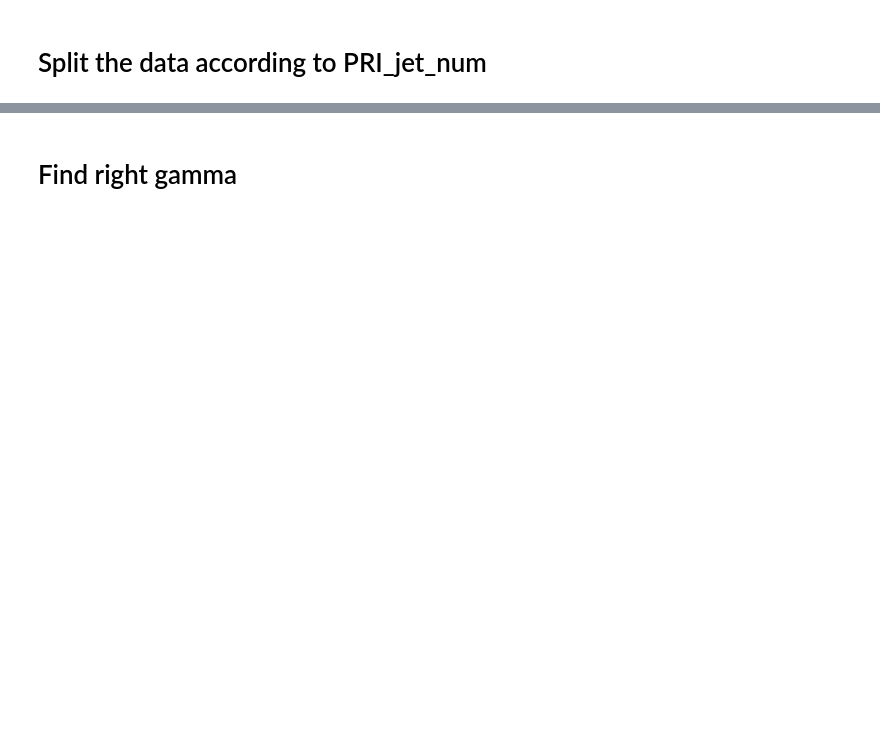
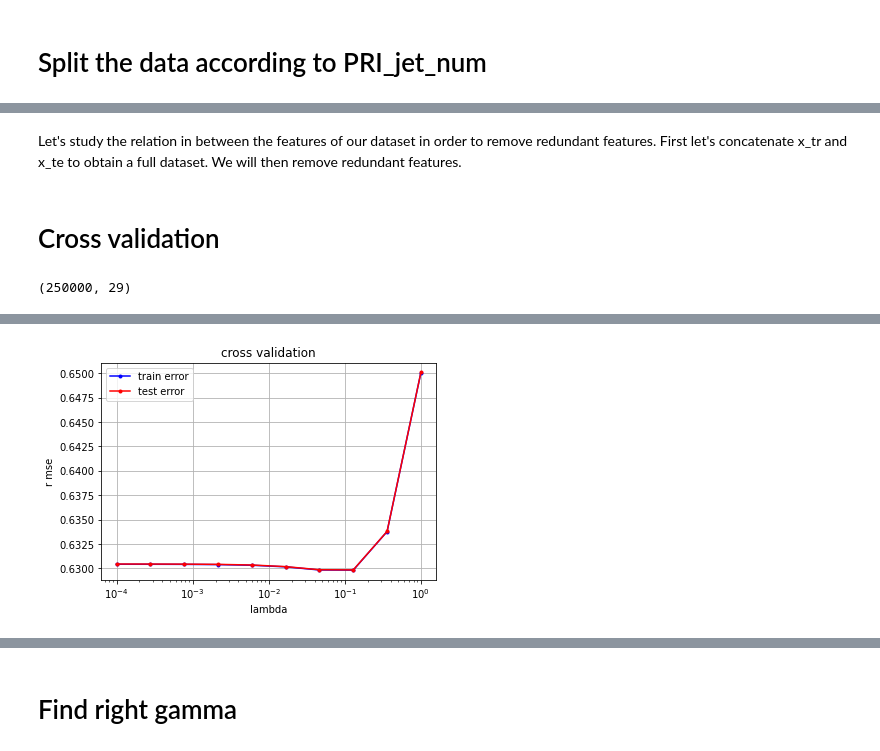
Before and after one commit to mkondracki/ML_project_1, a Jupyter notebook: projectML_.ipynb, the cells around one changed output, grey strips where cells are left out. Drawn from its saved outputs; the diff is of its cells as text; code cells hidden in the pictures; blank space fills up the shorter version.

Commit message:
basic saving
cross validation working

```diff
--- a/projectML_.ipynb
+++ b/projectML_.ipynb
@@ -221,0 +195,4 @@ iteration :  800  , loss :  0.538398518142683
+# %% [markdown]
+Let's study the relation in between the features of our dataset in order to remove redundant features.
+First let's concatenate x_tr and x_te to obtain a full dataset.
+We will then remove redundant features.
@@ -221,0 +206,14 @@ iteration :  800  , loss :  0.538398518142683
+# %% [markdown]
+# Cross validation
+# %%
+x_tr_filled = standardize_fill_nan(x_tr_reg)
+print(x_tr_filled.shape)
+# %% [output]
+(250000, 29)
+# %%
+k_fold = 10
+lambdas = np.logspace(-4, 0, 10)
+gamma = 10**(-3)
+
+best_lambda, best_loss = cross_validation_lambdas(y_tr, x_tr_filled,  k_fold, lambdas, gamma)
+# %% [output]
@@ -221,0 +237 @@ iteration :  800  , loss :  0.538398518142683
+[figure, added]
```
Also changed, not shown: parts of 13 cells of this notebook, 5 other files.
